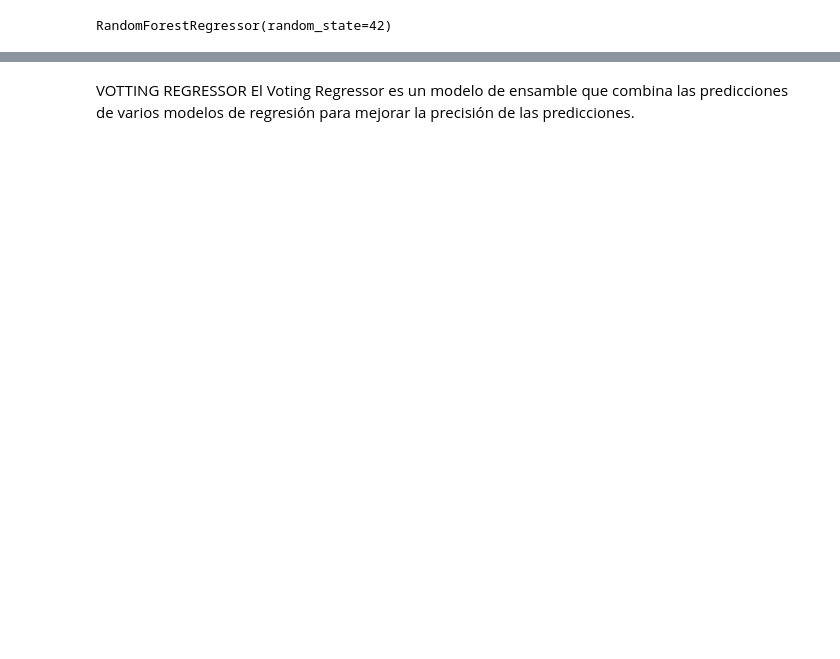
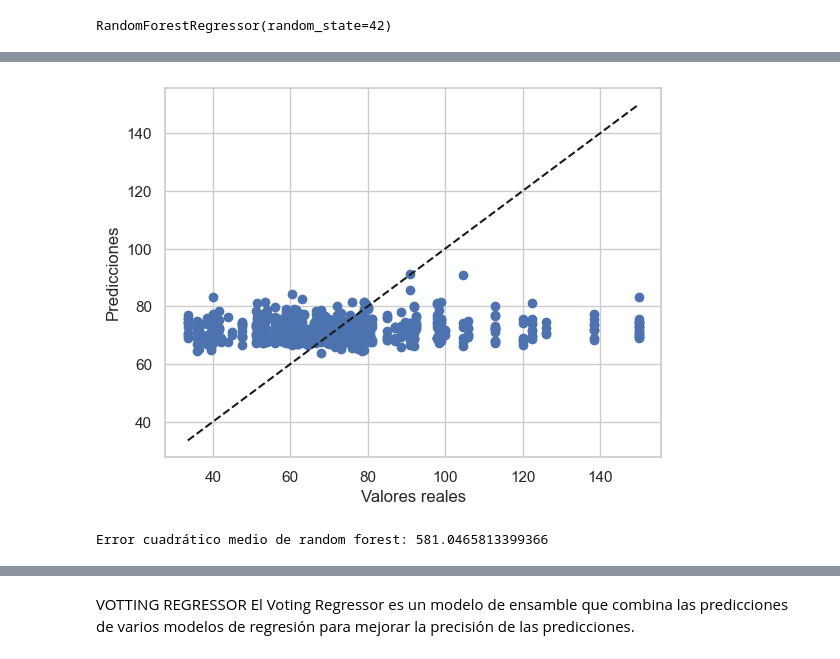
Before and after one commit to Skymine123/IA-FINAL, a Jupyter notebook: proyia/Copia_de_PROYECTO.ipynb, the cells around one changed output, grey strips where cells are left out. Cells and saved outputs as stored; diff of their text form; code cells hidden in the pictures; blank space fills up the shorter version.

```diff
--- a/proyia/Copia_de_PROYECTO.ipynb
+++ b/proyia/Copia_de_PROYECTO.ipynb
@@ -1069,3 +1082,15 @@ Epoch 100/100
+# %%
+plt.scatter(y_test, y_predict)
+plt.plot([y_test.min(), y_test.max()], [y_test.min(), y_test.max()], '--k')
+plt.xlabel('Valores reales')
+plt.ylabel('Predicciones')
+plt.show()
+
+mse = mean_squared_error(y_test, y_predict)
+print("Error cuadrático medio de red neuronal:", mse)
+# %% [output]
+[figure, added]
+Error cuadrático medio de random forest: 581.0465813399366
 # %%
 y_predict =ann.predict(X_test)
 y_predict
```
Also changed, not shown: parts of 31 cells of this notebook.
